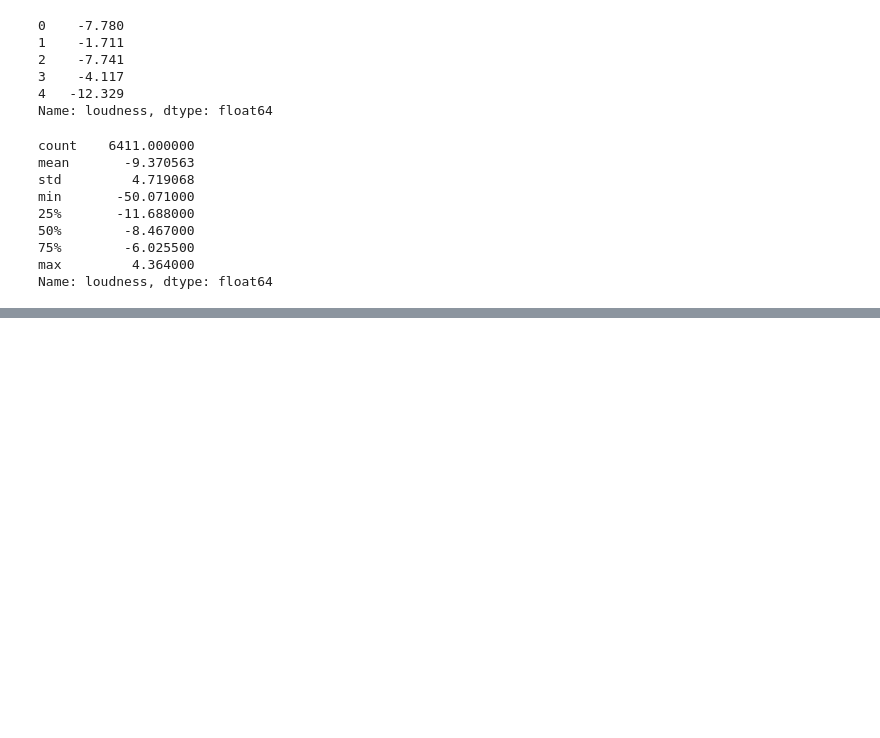
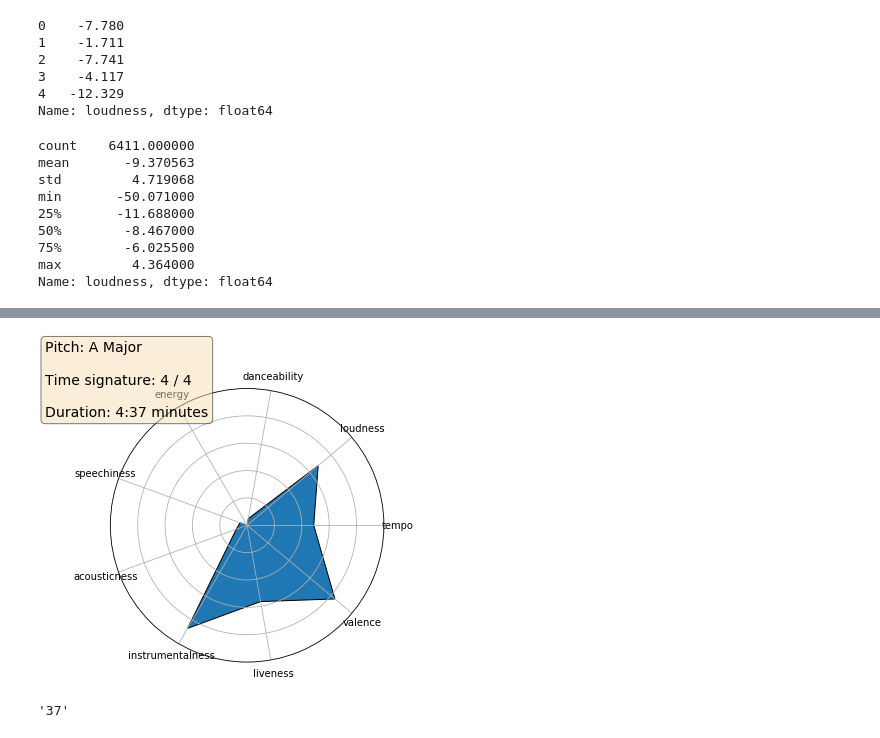
Before and after one commit to zwarshavsky/Data-Science-SSS, a Jupyter notebook: Experimental-Visualizations.ipynb, the cells around one changed output, grey strips where cells are left out. Saved outputs shown, nothing was run; the diff lists cells and outputs as text; code cells hidden in the pictures; blank space fills up the shorter version.

```diff
--- a/Experimental-Visualizations.ipynb
+++ b/Experimental-Visualizations.ipynb
@@ -208,0 +201,8 @@ for column in floats_other2:
+# %%
+interval = 360 / 9
+thetas = []
+for i in range(9):
+    if i == 0:
+        thetas.append(i)
+    else:
+        thetas.append(thetas[i-1] + interval)
@@ -208,0 +325,39 @@ for column in floats_other2:
+# %%
+import math
+
+ax = plt.axes([0.025, 0.025, 0.95, 0.95], polar=True)
+
+data = example_data.copy()
+
+N = 9
+theta = np.arange(0.0, 2 * np.pi, 2 * np.pi / N)
+radii = data
+p = []
+for i in range(9):
+    p.append((theta[i], radii[i]))
+poly = plt.Polygon(p, ec="k")
+ax.add_patch(poly)
+
+ax.set_xticks(theta)
+ax.set_xticklabels(['tempo', 'loudness'] + intervals.columns.tolist(), rotation=45)
+ax.set_yticklabels([])
+
+duration = np.round(df.duration_ms[0] / 36000, 2)
+
+textstr = f"""Pitch: {key_notation[df.loc[0, 'key']]} {mode_notation[df.loc[0, 'mode']]} \n
+Time signature: {int(df.time_signature[0])} / 4 \n
+Duration: {str(duration)[:-3]}:{str(duration)[-2:]} minutes"""
+
+props = dict(boxstyle='round', facecolor='wheat', alpha=0.5)
+
+# place a text box in upper left in axes coords
+ax.text(40.1, 2, textstr, fontsize=14,
+        verticalalignment='top', bbox=props)
+
+plt.show()
+# %% [output]
+[figure, added]
+# %%
+str(duration)[-2:]
+# %% [output]
+'37'
```
Also changed, not shown: parts of 10 cells of this notebook, 1 other file.
